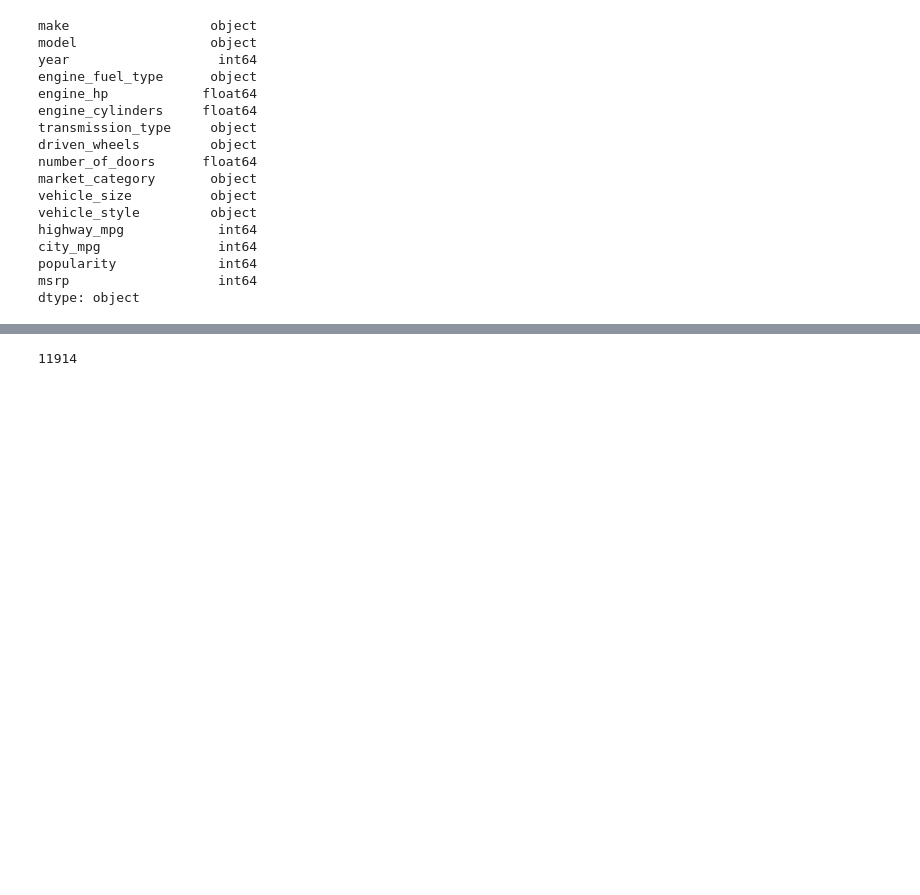
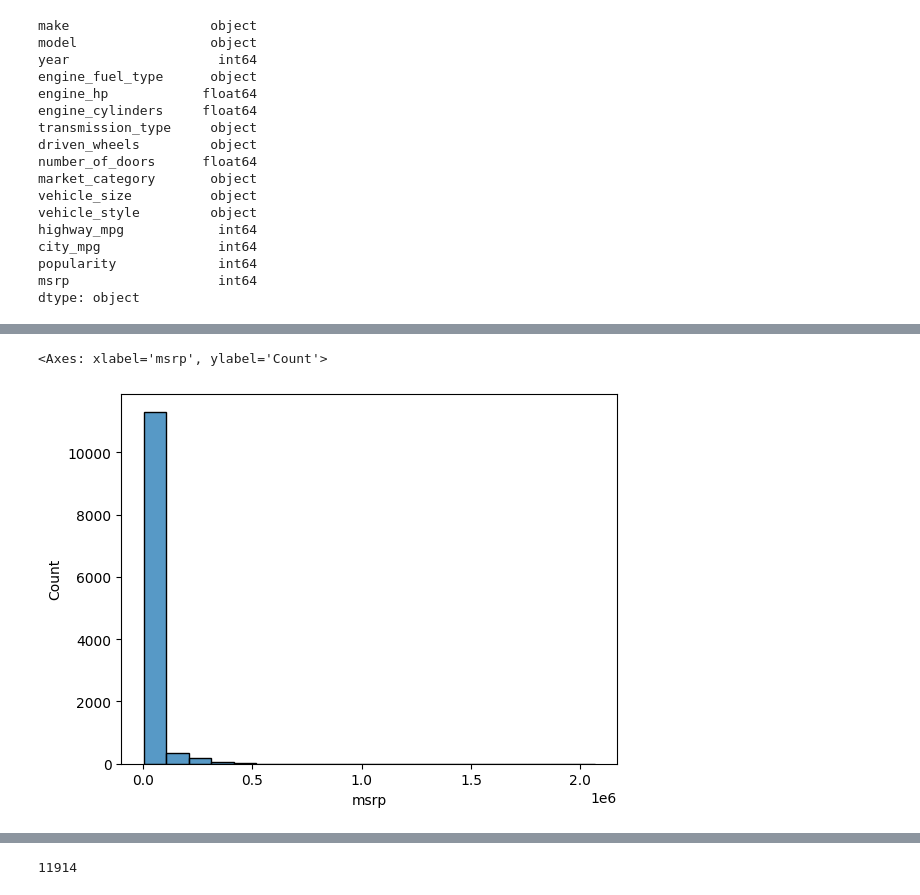
Before and after one commit to abhisai/ml-zoomcamp, a Jupyter notebook: Regression.ipynb, the cells around one changed output, grey strips where cells are left out. Drawn from its saved outputs; the diff is of its cells as text; code cells hidden in the pictures; blank space fills up the shorter version.

```diff
--- a/Regression.ipynb
+++ b/Regression.ipynb
@@ -87,0 +169,5 @@ dtype: object
+# %%
+sns.histplot(df.msrp,bins=20)
+# %% [output]
+<Axes: xlabel='msrp', ylabel='Count'>
+[figure, added]
```
Also changed, not shown: parts of 25 cells of this notebook.
